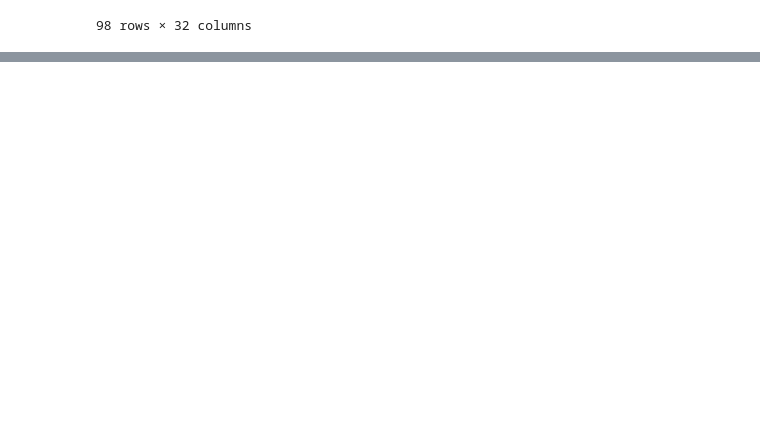
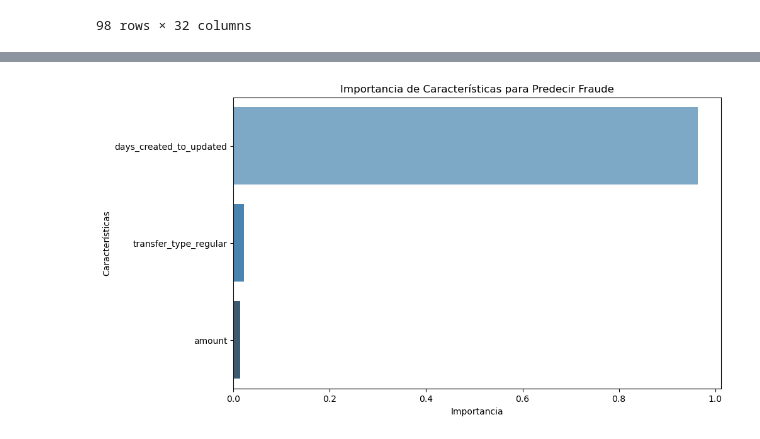
Before and after one commit to elvisortegaec/businessPayments, a Jupyter notebook: transacciones_fraudulentas.ipynb, the cells around one changed output, grey strips where cells are left out. Saved outputs shown, nothing was run; the diff lists cells and outputs as text; code cells hidden in the pictures; blank space fills up the shorter version.

```diff
--- a/transacciones_fraudulentas.ipynb
+++ b/transacciones_fraudulentas.ipynb
@@ -231,3 +240,16 @@ fraudulent_users_data
 | 17806 | 26720 | 100.0 | money_back | 2020-10-31 12:46:40.831215+00:00 | 2020-12-18 13:13:00.799160+00:00 | 526.0 | 2020-10-31 14:59:13.307943+00 | 98888888.0 | ... |
 | 19635 | 20666 | 100.0 | money_back | 2020-10-12 17:25:44.555764+00:00 | 2020-12-18 13:14:12.040031+00:00 | 69253.0 | 98 | 98888888.0 | ... |
 98 rows × 32 columns
+# %%
+# Crear columna 'fraudulent_flag' en el dataframe base
+fraudulent_user_ids = fraudulent_users_data['user_id'].unique()
+merged_df['fraudulent_flag'] = merged_df['user_id'].apply(
+    lambda x: 1 if x in fraudulent_user_ids else 0
+)
+# %%
+# Características seleccionadas
+features = ['amount', 'transfer_type', 'days_created_to_updated']
+
+# Codificar variables categóricas y preparar el dataset
+df_model = merged_df[features + ['fraudulent_flag']]
+df_model = pd.get_dummies(df_model, columns=['transfer_type'], drop_first=True)
@@ -233,0 +557,18 @@ fraudulent_users_data
+# %%
+import numpy as np
+
+# Importancia de características
+feature_importances = model.feature_importances_
+
+# Crear un gráfico de barras para mostrar las características más importantes
+features = X_train.columns
+indices = np.argsort(feature_importances)[::-1]
+
+plt.figure(figsize=(10, 6))
+sns.barplot(x=feature_importances[indices], y=features[indices], palette='Blues_d')
+plt.title('Importancia de Características para Predecir Fraude')
+plt.xlabel('Importancia')
+plt.ylabel('Características')
+plt.show()
+# %% [output]
+[figure, added]
```
Also changed, not shown: parts of 15 cells of this notebook.
